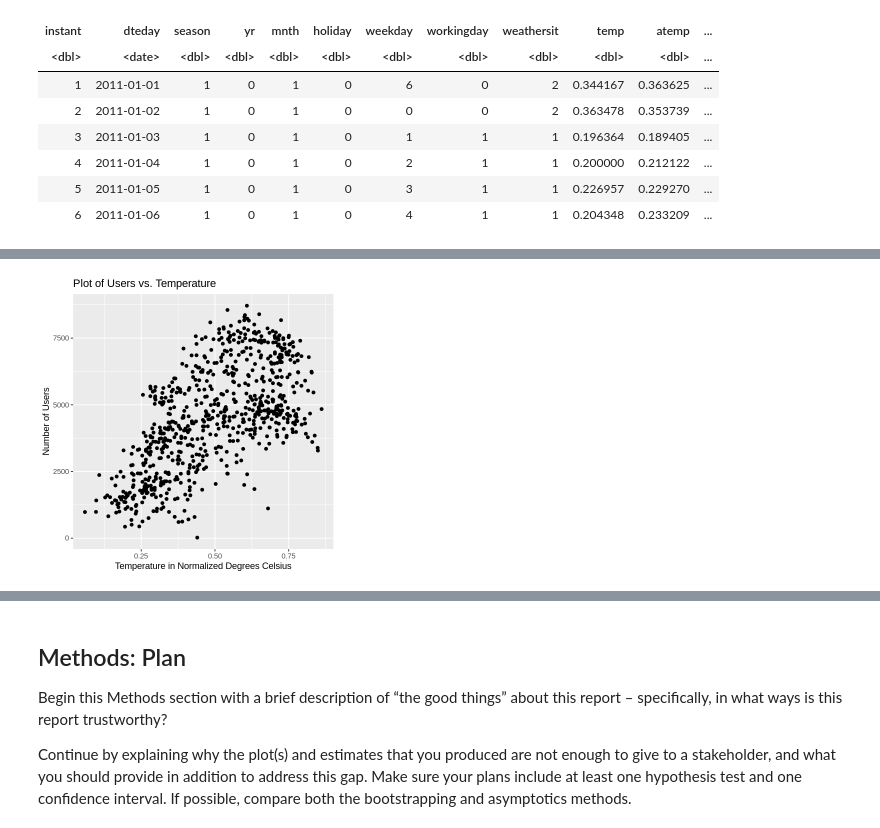
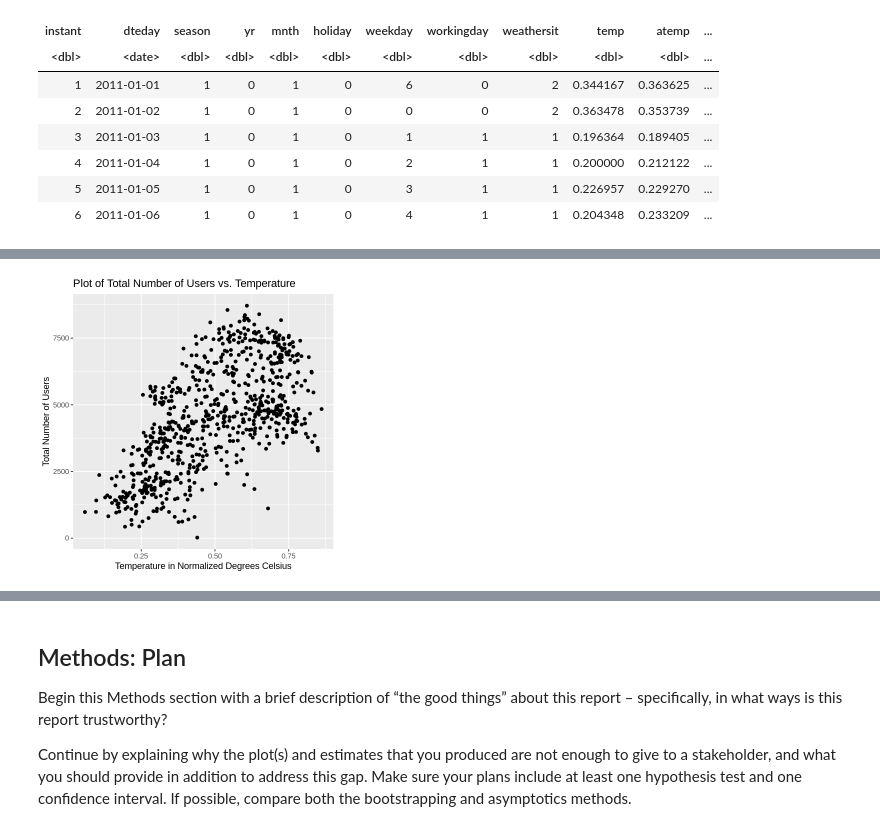
Before and after one commit to megannma/stat-201-2023s2-group-10, a Jupyter notebook: project_proposal.ipynb, the cells around one changed output, grey strips where cells are left out. Cells and saved outputs as stored; diff of their text form; code cells hidden in the pictures.

```diff
--- a/project_proposal.ipynb
+++ b/project_proposal.ipynb
@@ -52,7 +43,7 @@ Because we will not use all of the variables in the dataset for our project, we
 # %%
 selected_bike_day_data <-
     bike_day_data %>%
-    select(season, holiday, workingday, temp, atemp, casual, registered, cnt) %>%
-    mutate(season = as.factor(season), holiday = as.factor(holiday), workingday = as.factor(workingday))
+    select(season, workingday, temp, casual, registered, cnt) %>%
+    mutate(season = as.factor(season), workingday = as.factor(workingday))
 head(selected_bike_day_data)
 # %% [output]
@@ -105,11 +94,11 @@ Our fourth plot is a plot of users vs. temperature in normalized degrees Celsius
 # %%
 options(repr.plot.width = 5, repr.plot.height = 5)
 temp_plot <-
     selected_bike_day_data %>%
     ggplot(aes(x = temp, y = cnt)) +
         geom_point() +
-        labs(x = "Temperature in Normalized Degrees Celsius", y = "Number of Users") +
-        ggtitle("Plot of Users vs. Temperature")
+        labs(x = "Temperature in Normalized Degrees Celsius", y = "Total Number of Users") +
+        ggtitle("Plot of Total Number of Users vs. Temperature")
 temp_plot
 # %% [output]
-[figure, old version]
+[figure, new version]
```
Also changed, not shown: parts of 10 cells of this notebook.
